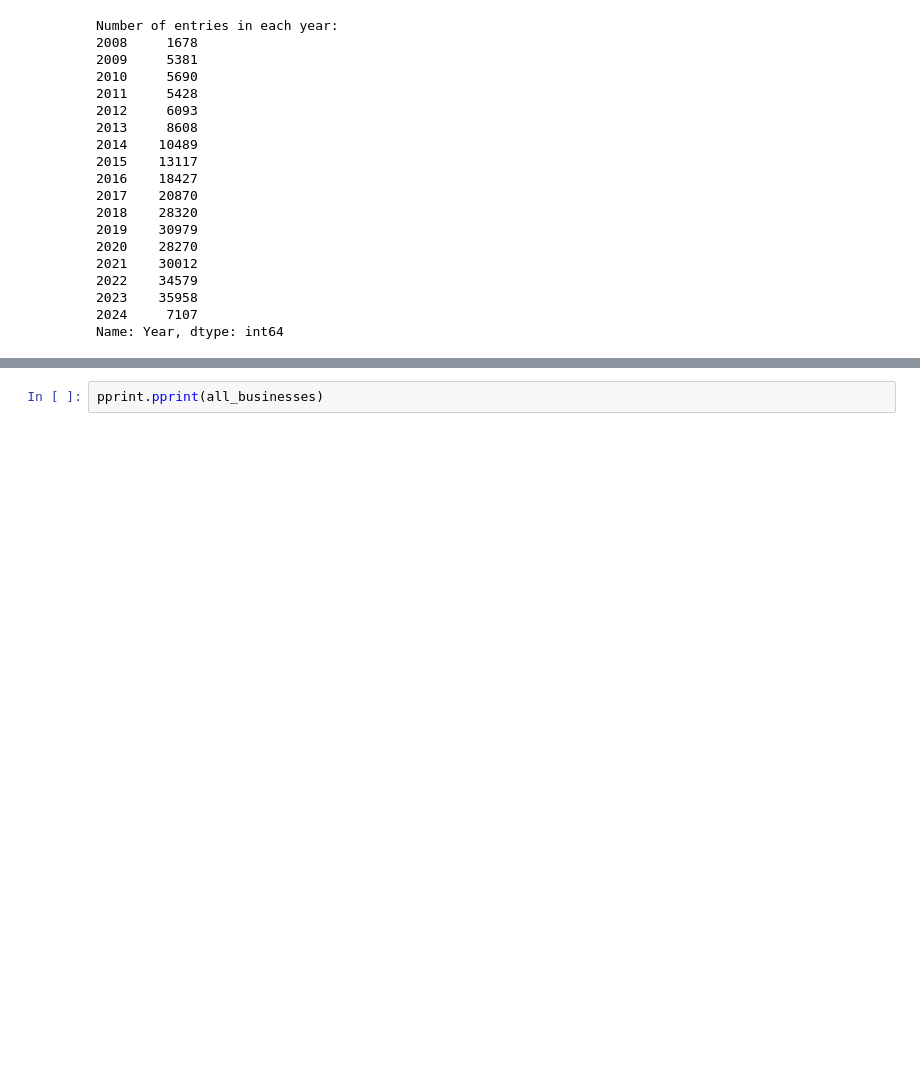
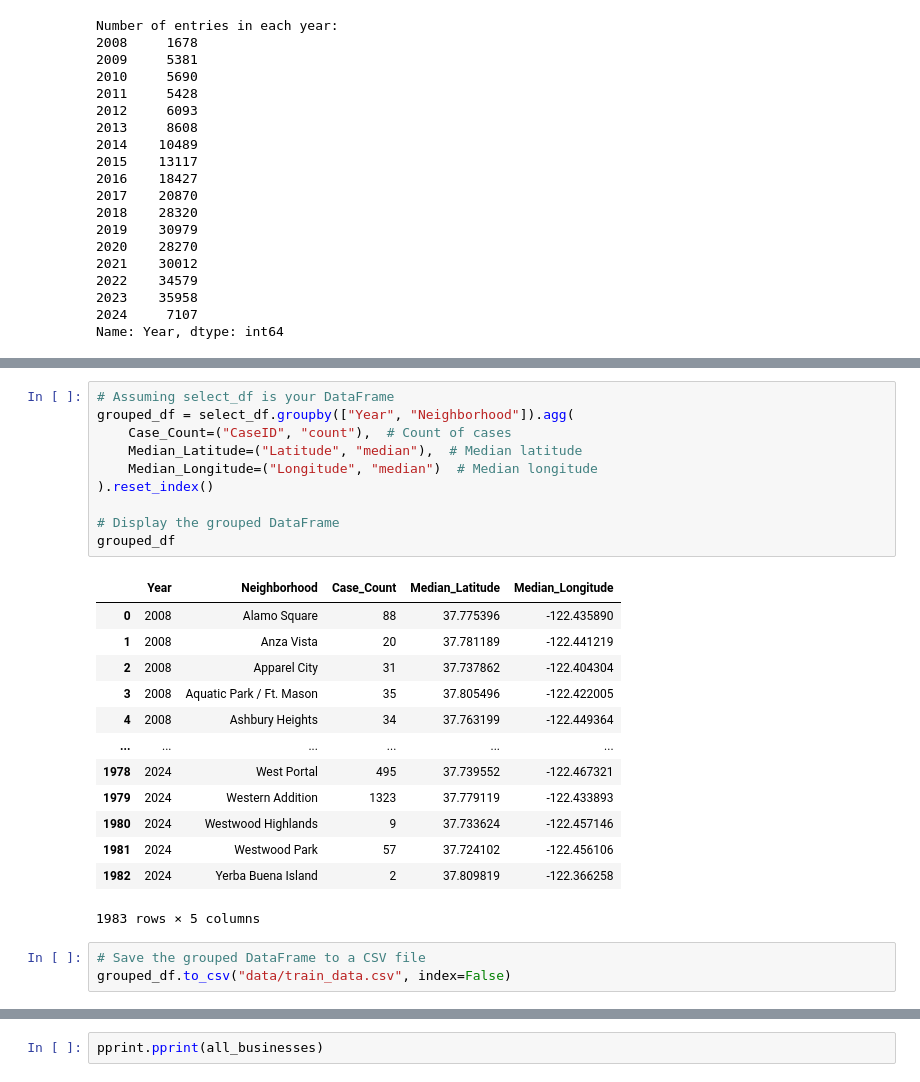
Before and after one commit to Wook22/Public_Data_Prediction_Modeling, a Jupyter notebook: EDA.ipynb, the cells around one changed output, grey strips where cells are left out. Saved outputs shown, nothing was run; the diff lists cells and outputs as text; blank space fills up the shorter version.

```diff
--- a/EDA.ipynb
+++ b/EDA.ipynb
@@ -297,3 +349,30 @@ Name: Year, dtype: int64
+# %%
+# Assuming select_df is your DataFrame
+grouped_df = select_df.groupby(["Year", "Neighborhood"]).agg(
+    Case_Count=("CaseID", "count"),  # Count of cases
+    Median_Latitude=("Latitude", "median"),  # Median latitude
+    Median_Longitude=("Longitude", "median")  # Median longitude
+).reset_index()
+
+# Display the grouped DataFrame
+grouped_df
+# %% [output]
+|  | Year | Neighborhood | Case_Count | Median_Latitude | Median_Longitude |
+| 0 | 2008 | Alamo Square | 88 | 37.775396 | -122.435890 |
+| 1 | 2008 | Anza Vista | 20 | 37.781189 | -122.441219 |
+| 2 | 2008 | Apparel City | 31 | 37.737862 | -122.404304 |
+| 3 | 2008 | Aquatic Park / Ft. Mason | 35 | 37.805496 | -122.422005 |
+| 4 | 2008 | Ashbury Heights | 34 | 37.763199 | -122.449364 |
+| ... | ... | ... | ... | ... | ... |
+| 1978 | 2024 | West Portal | 495 | 37.739552 | -122.467321 |
+| 1979 | 2024 | Western Addition | 1323 | 37.779119 | -122.433893 |
+| 1980 | 2024 | Westwood Highlands | 9 | 37.733624 | -122.457146 |
+| 1981 | 2024 | Westwood Park | 57 | 37.724102 | -122.456106 |
+| 1982 | 2024 | Yerba Buena Island | 2 | 37.809819 | -122.366258 |
+1983 rows × 5 columns
+# %%
+# Save the grouped DataFrame to a CSV file
+grouped_df.to_csv("data/train_data.csv", index=False)
 # %%
 # Set up Yelp API credentials
 headers = {
```
Also changed, not shown: parts of 6 cells of this notebook, 1 other file.
